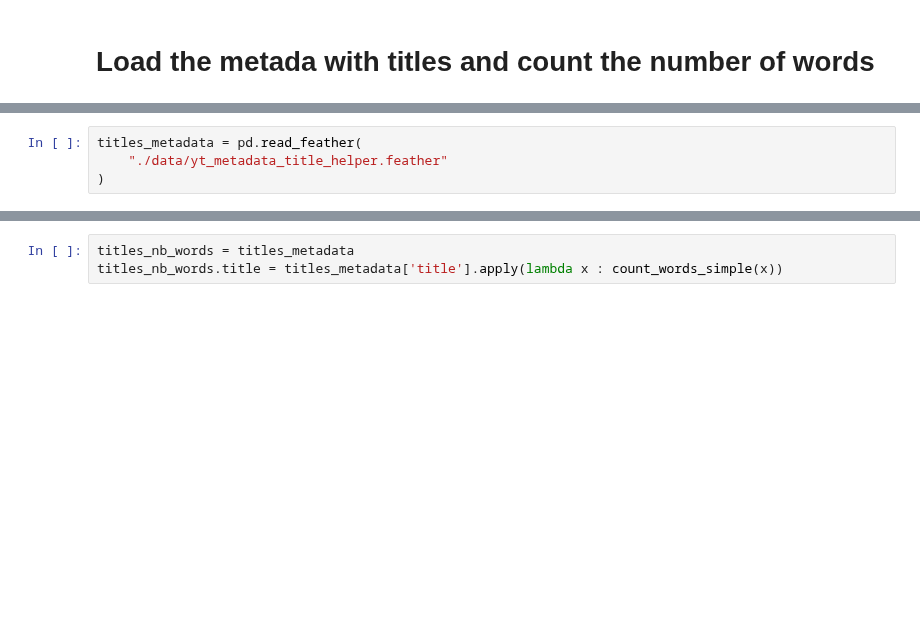
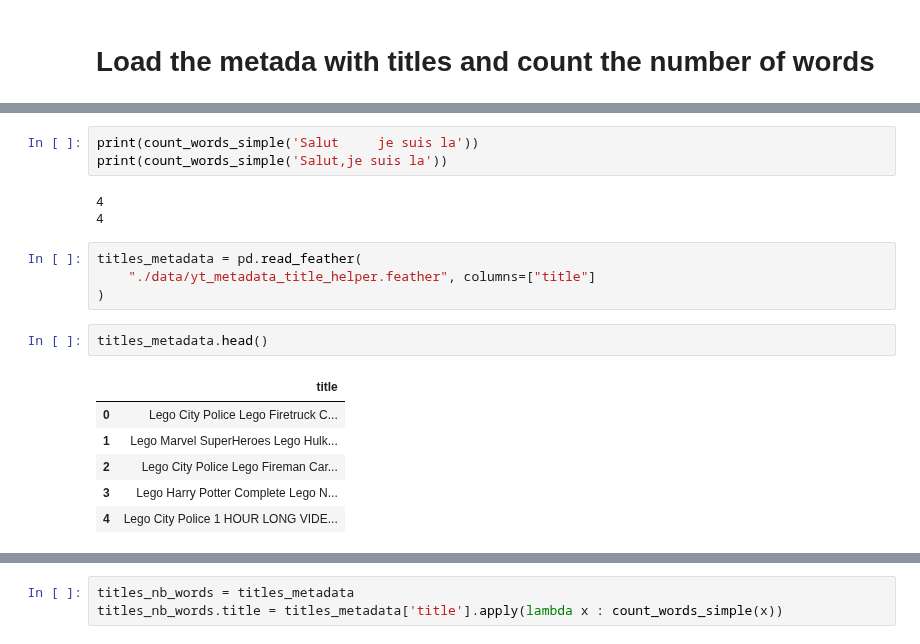
Before and after one commit to epfl-ada/ada-2022-project-adaptation, a Jupyter notebook: impl.ipynb, the cells around one changed output, grey strips where cells are left out. Drawn from its saved outputs; the diff is of its cells as text; blank space fills up the shorter version.

```diff
--- a/impl.ipynb
+++ b/impl.ipynb
@@ -386,4 +391,19 @@ def count_words_simple(x):
+# %%
+print(count_words_simple('Salut     je suis la'))
+print(count_words_simple('Salut,je suis la'))
+# %% [output]
+4
+4
 # %%
 titles_metadata = pd.read_feather(
-    "./data/yt_metadata_title_helper.feather"
+    "./data/yt_metadata_title_helper.feather", columns=["title"]
 )
+# %%
+titles_metadata.head()
+# %% [output]
+|  | title |
+| 0 | Lego City Police Lego Firetruck C... |
+| 1 | Lego Marvel SuperHeroes Lego Hulk... |
+| 2 | Lego City Police Lego Fireman Car... |
+| 3 | Lego Harry Potter Complete Lego N... |
+| 4 | Lego City Police 1 HOUR LONG VIDE... |
```
Also changed, not shown: parts of 15 cells of this notebook.
